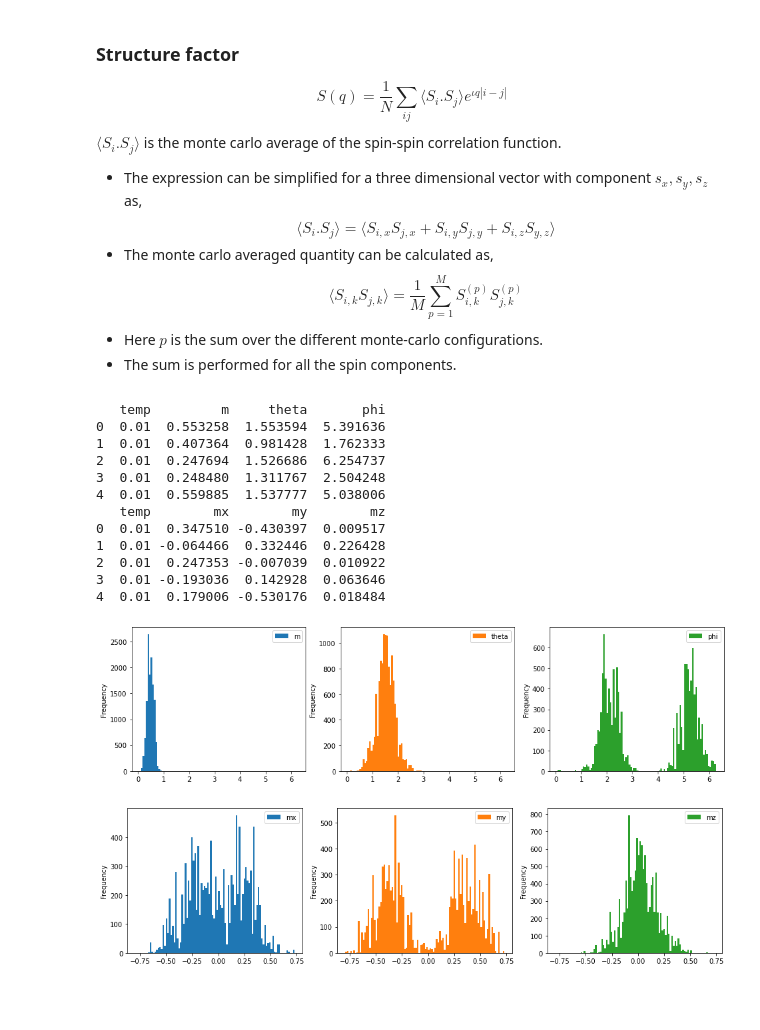
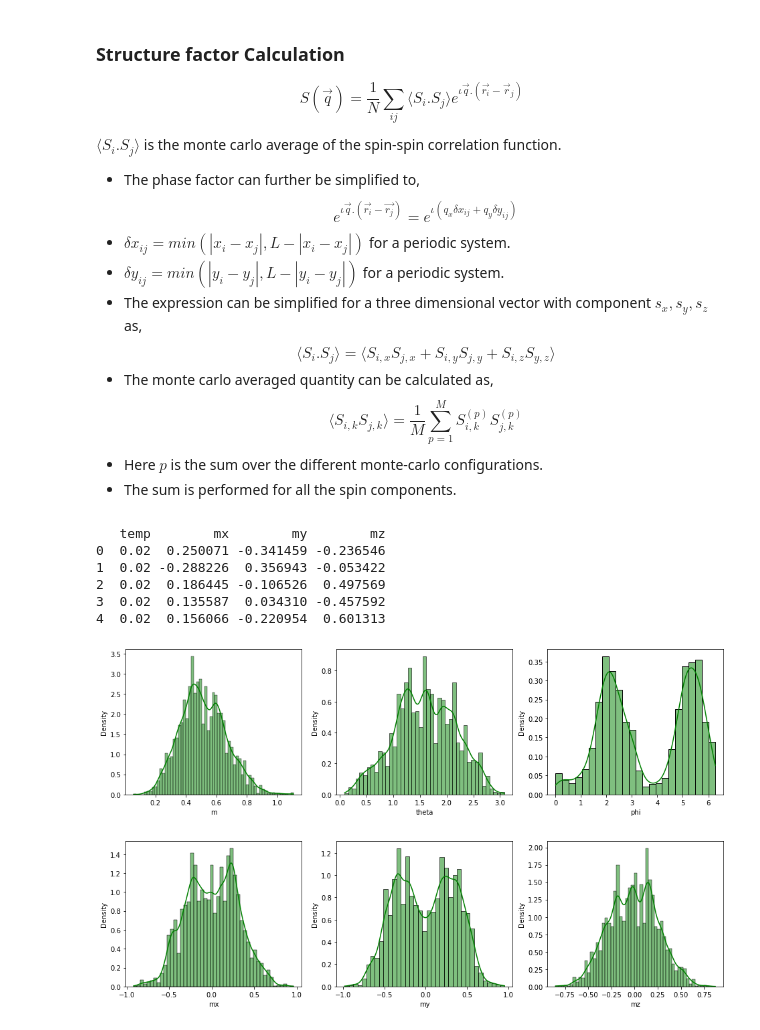
Before and after one commit to Shashi1a/tca_ptca, a Jupyter notebook: spinspincorr.ipynb, the cells around one changed output. Saved outputs shown, nothing was run; the diff lists cells and outputs as text; code cells hidden in the pictures; blank space fills up the shorter version.

Commit message:
added plotting subroutines

```diff
--- a/spinspincorr.ipynb
+++ b/spinspincorr.ipynb
@@ -1,9 +1,15 @@
 # %% [markdown]
-### Structure factor
+### Structure factor Calculation
 \begin{equation}
-S(q) = \frac{1}{N}\sum_{ij} \langle S_{i}.S_{j} \rangle e^{\iota q |i-j|}
+S(\vec{q}) = \frac{1}{N}\sum_{ij} \langle S_{i}.S_{j} \rangle e^{\iota \vec{q} .(\vec{r_{i}}-\vec{r}_{j})}
 \end{equation}
 $\langle S_{i}.S_{j}\rangle$ is the monte carlo average of the spin-spin correlation function.
+* The phase factor can further be simplified to,
+\begin{equation}
+e^{\iota \vec{q}.(\vec{r_{i}}-\vec{r_{j}})} = e^{\iota( q_{x}\delta{x_{ij}} + q_{y}\delta{y_{ij}})}
+\end{equation}
+* $\delta{x_{ij}} = min(|x_{i}-x_{j}|,L-|x_{i}-x_{j}|)$ for a periodic system.
+* $\delta{y_{ij}} = min(|y_{i}-y_{j}|,L-|y_{i}-y_{j}|)$ for a periodic system.
 * The expression can be simplified for a three dimensional vector with component $s_{x},s_{y},s_{z}$ as,
 \begin{equation}
 \langle S_{i}.S_{j}\rangle =  \langle S_{i,x}S_{j,x} + S_{i,y}S_{j,y} + S_{i,z}S_{y,z}\rangle
@@ -170,46 +232,40 @@ class StructureFactor:
 # %%
 
 L = 8
 ## create an instance of the class structure factor
 sf = StructureFactor(L)
 sf.lattind()
 ## calling the function to get the names of the file
 sf.getFile()
 
 #sf.filedict
 ## load data for temp = 0.01
-sf.loadData(0.01)
+sf.loadData(0.02)
 
-print(sf.df.head())
+#print(sf.df.head())
 
 ### calcualte each component
 sf.calc_comp()
 
 print(sf.compdf.head())
+
+### scatter plot distribution of m,theta,phi
+#sf.plotpx(sf.df, 'm', 'theta', 'phi', 'temp')
+
+### scatter plot of mx,my,mz
+#sf.plotpx(sf.compdf, 'mx', 'my', 'mz', 'temp')
+
+sf.plothist(sf.df,'m','theta','phi')
+sf.plothist(sf.compdf, 'mx', 'my', 'mz')
 # %% [output]
-   temp         m     theta       phi
-0  0.01  0.553258  1.553594  5.391636
-1  0.01  0.407364  0.981428  1.762333
-2  0.01  0.247694  1.526686  6.254737
-3  0.01  0.248480  1.311767  2.504248
-4  0.01  0.559885  1.537777  5.038006
    temp        mx        my        mz
-0  0.01  0.347510 -0.430397  0.009517
-1  0.01 -0.064466  0.332446  0.226428
-2  0.01  0.247353 -0.007039  0.010922
-3  0.01 -0.193036  0.142928  0.063646
-4  0.01  0.179006 -0.530176  0.018484
+0  0.02  0.250071 -0.341459 -0.236546
+1  0.02 -0.288226  0.356943 -0.053422
+2  0.02  0.186445 -0.106526  0.497569
+3  0.02  0.135587  0.034310 -0.457592
+4  0.02  0.156066 -0.220954  0.601313
+[figure, added]
+[figure, added]
-# %%
-ax = sf.df.iloc[:,1:].plot(kind='hist',bins=100,subplots=True, \
-    layout=(1,3),figsize=(16,4))
-plt.show()
-
-ax = sf.compdf.iloc[:,1:].plot(kind='hist',bins=100,subplots=True, \
-    layout=(1,3),figsize=(16,4))
-plt.show()
-# %% [output]
-[figure, removed]
-[figure, removed]
 # %%
 df_m,df_comp = pd.DataFrame(),pd.DataFrame()
 loopobj = StructureFactor(8)
```
Also changed, not shown: parts of 8 cells of this notebook.
